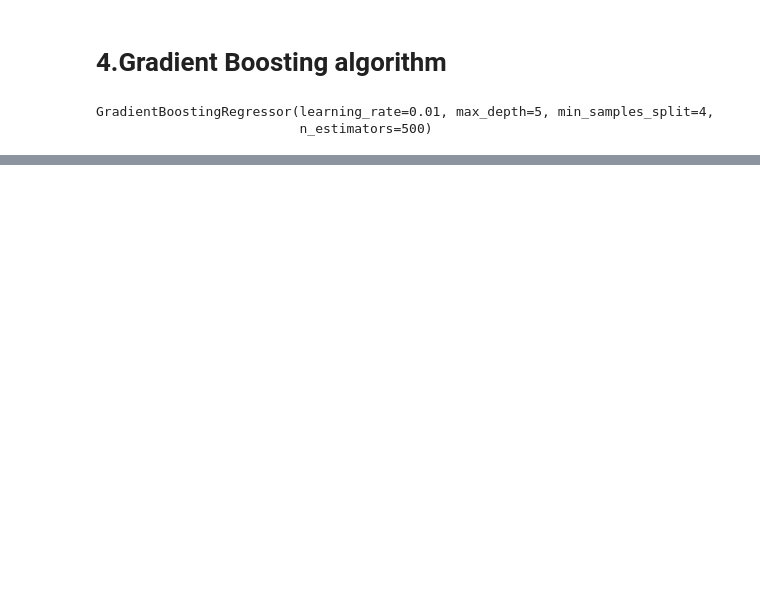
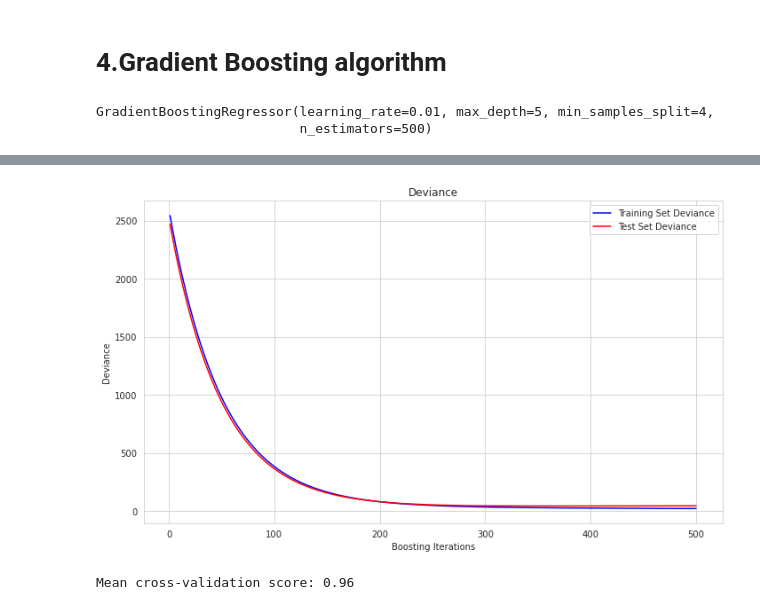
Before and after one commit to abdoulayegk/Stock_market_prediction, a Jupyter notebook: stock_price_analysis___prediction.ipynb, the cells around one changed output, grey strips where cells are left out. Saved outputs shown, nothing was run; the diff lists cells and outputs as text; code cells hidden in the pictures; blank space fills up the shorter version.

Commit message:
Summer school project to predict stock price

```diff
--- a/stock_price_analysis___prediction.ipynb
+++ b/stock_price_analysis___prediction.ipynb
@@ -745,0 +762,24 @@ plt.show()
+# %%
+''''deviance is a goodness-of-fit statistic for a statistical model;
+it is often used for statistical hypothesis testing. It is a generalization
+of the idea of using the sum of squares of residuals in ordinaryleast squares
+to cases where model-fitting is achieved by maximum likelihood.'''
+
+test_score = np.zeros((params['n_estimators'],), dtype=np.float64)
+for i, y_pred in enumerate(model.staged_predict(X_test)):
+    test_score[i] = model.loss_(y_test, y_pred)
+
+fig = plt.figure(figsize=(10, 6))
+plt.subplot(1, 1, 1)
+plt.title('Deviance')
+plt.plot(np.arange(params['n_estimators']) + 1, model.train_score_, 'b-',
+         label='Training Set Deviance')
+plt.plot(np.arange(params['n_estimators']) + 1, test_score, 'r-',
+         label='Test Set Deviance')
+plt.legend(loc='upper right')
+plt.xlabel('Boosting Iterations')
+plt.ylabel('Deviance')
+fig.tight_layout()
+plt.show()
+# %% [output]
+[figure, added]
@@ -745,0 +788,6 @@ plt.show()
+# %%
+xgbr = xgb.XGBRegressor(verbosity=0,n_estimators=300, max_depth=3)
+scores = cross_val_score(xgbr, x_train, y_train,cv=5).mean()
+print("Mean cross-validation score: %.2f" % scores)
+# %% [output]
+Mean cross-validation score: 0.96
```
Also changed, not shown: parts of 38 cells of this notebook, 1 other file.
